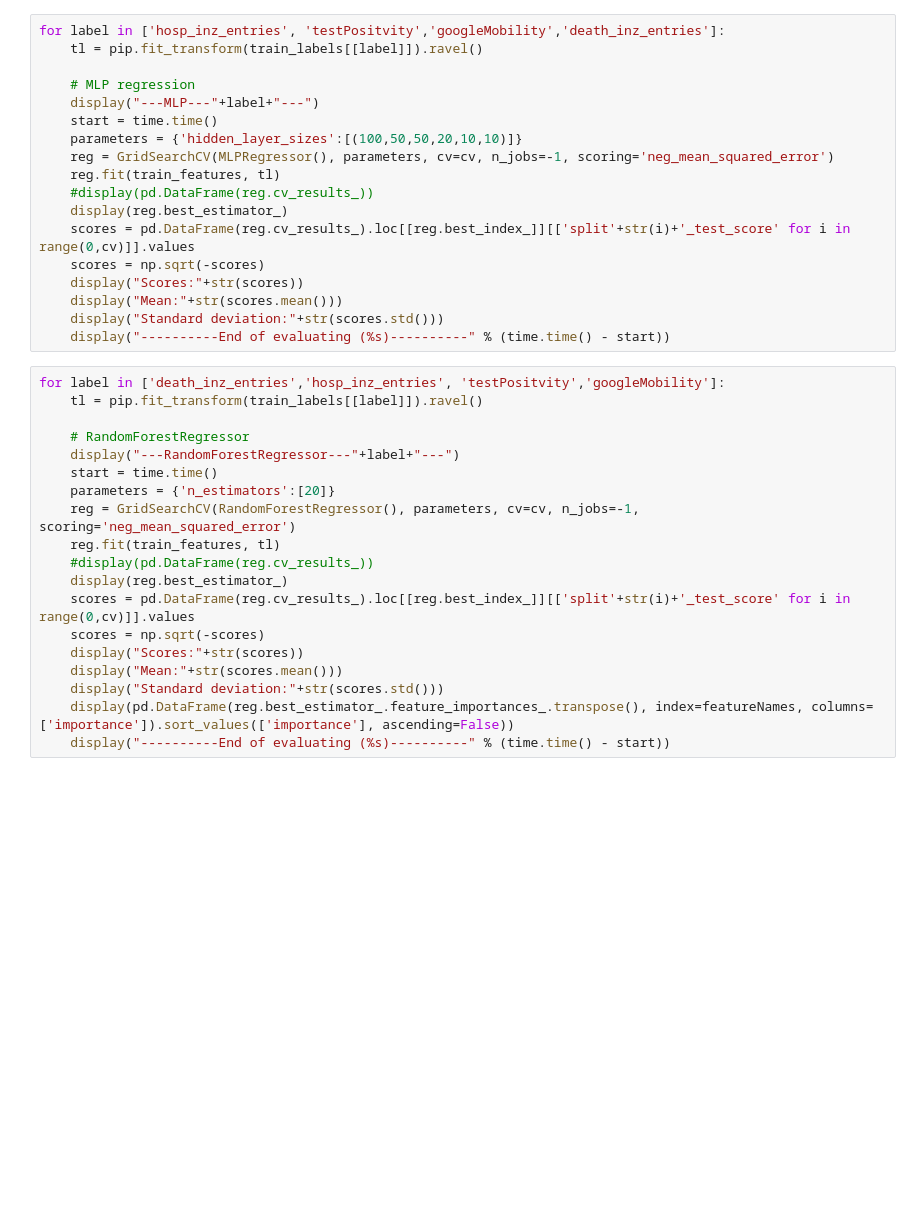
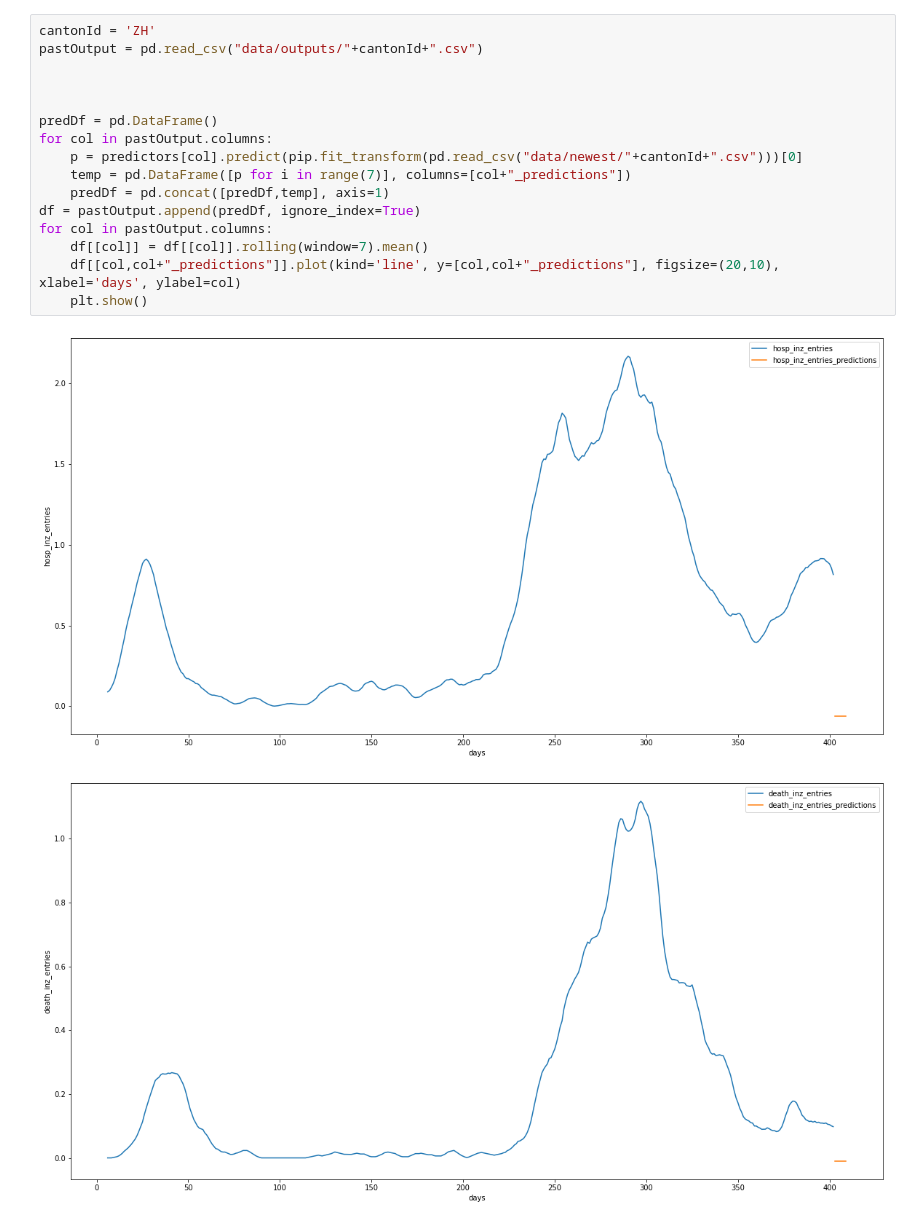
Before and after one commit to ratschlab/projects2021-bsc-thesis-scherer, a Jupyter notebook: MLModel.ipynb, the cells around one changed output. Saved outputs shown, nothing was run; the diff lists cells and outputs as text; blank space fills up the shorter version.

```diff
--- a/MLModel.ipynb
+++ b/MLModel.ipynb
@@ -171,37 +89,19 @@ Lasso(alpha=0.0001)
-# %%
-for label in ['hosp_inz_entries', 'testPositvity','googleMobility','death_inz_entries']:
-    tl = pip.fit_transform(train_labels[[label]]).ravel()
-
-    # MLP regression
-    display("---MLP---"+label+"---")
-    start = time.time()
-    parameters = {'hidden_layer_sizes':[(100,50,50,20,10,10)]}
-    reg = GridSearchCV(MLPRegressor(), parameters, cv=cv, n_jobs=-1, scoring='neg_mean_squared_error')
-    reg.fit(train_features, tl)
-    #display(pd.DataFrame(reg.cv_results_))
-    display(reg.best_estimator_)
-    scores = pd.DataFrame(reg.cv_results_).loc[[reg.best_index_]][['split'+str(i)+'_test_score' for i in range(0,cv)]].values
-    scores = np.sqrt(-scores)
-    display("Scores:"+str(scores))
-    display("Mean:"+str(scores.mean()))
-    display("Standard deviation:"+str(scores.std()))
-    display("----------End of evaluating (%s)----------" % (time.time() - start))
-# %%
-for label in ['death_inz_entries','hosp_inz_entries', 'testPositvity','googleMobility']:
-    tl = pip.fit_transform(train_labels[[label]]).ravel()
-
-    # RandomForestRegressor
-    display("---RandomForestRegressor---"+label+"---")
-    start = time.time()
-    parameters = {'n_estimators':[20]}
-    reg = GridSearchCV(RandomForestRegressor(), parameters, cv=cv, n_jobs=-1, scoring='neg_mean_squared_error')
-    reg.fit(train_features, tl)
-    #display(pd.DataFrame(reg.cv_results_))
-    display(reg.best_estimator_)
-    scores = pd.DataFrame(reg.cv_results_).loc[[reg.best_index_]][['split'+str(i)+'_test_score' for i in range(0,cv)]].values
-    scores = np.sqrt(-scores)
-    display("Scores:"+str(scores))
-    display("Mean:"+str(scores.mean()))
-    display("Standard deviation:"+str(scores.std()))
-    display(pd.DataFrame(reg.best_estimator_.feature_importances_.transpose(), index=featureNames, columns=['importance']).sort_values(['importance'], ascending=False))
-    display("----------End of evaluating (%s)----------" % (time.time() - start))
+# %%
+cantonId = 'ZH'
+pastOutput = pd.read_csv("data/outputs/"+cantonId+".csv")
+
+
+
+predDf = pd.DataFrame()
+for col in pastOutput.columns:
+    p = predictors[col].predict(pip.fit_transform(pd.read_csv("data/newest/"+cantonId+".csv")))[0]
+    temp = pd.DataFrame([p for i in range(7)], columns=[col+"_predictions"])
+    predDf = pd.concat([predDf,temp], axis=1)
+df = pastOutput.append(predDf, ignore_index=True)
+for col in pastOutput.columns:
+    df[[col]] = df[[col]].rolling(window=7).mean()
+    df[[col,col+"_predictions"]].plot(kind='line', y=[col,col+"_predictions"], figsize=(20,10), xlabel='days', ylabel=col)
+    plt.show()
+# %% [output]
+[figure, added]
+[figure, added]
```
Also changed, not shown: parts of 12 cells of this notebook, 4 other files.
